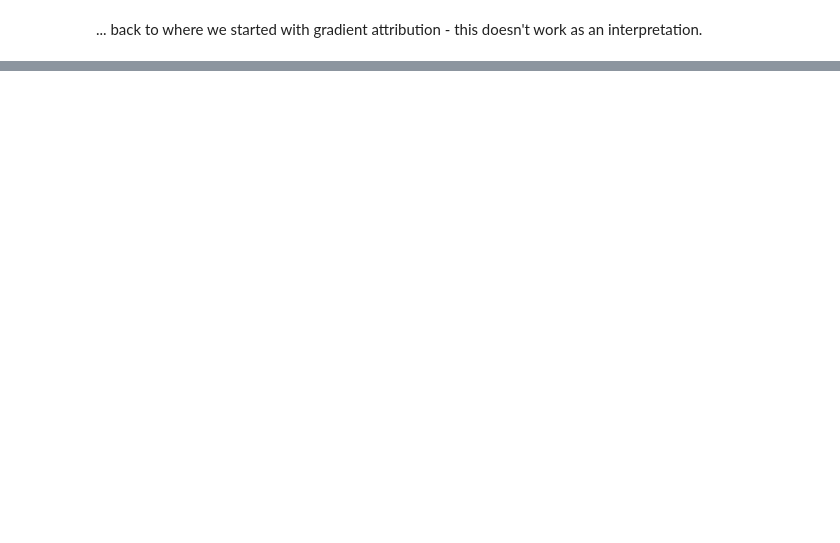
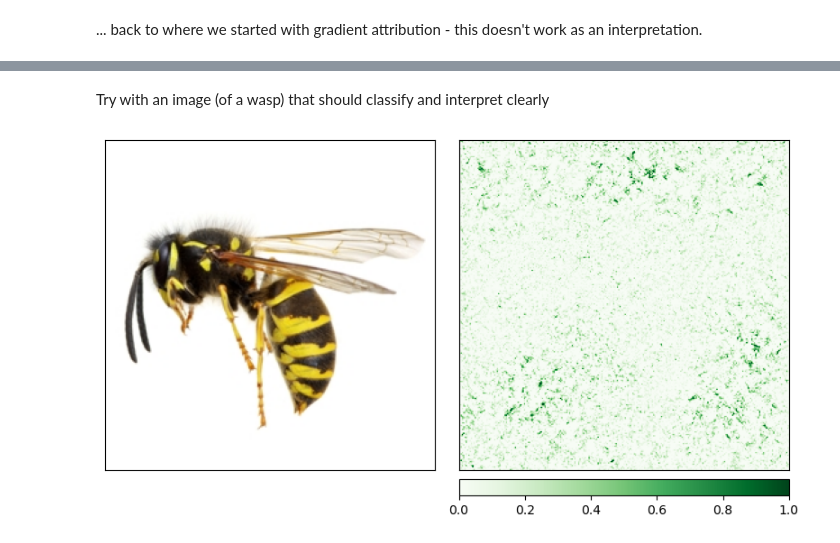
Before and after one commit to jmarshrossney/plankton_ml, a Jupyter notebook: notebooks/ModelExplainability.ipynb, the cells around one changed output, grey strips where cells are left out. Drawn from its saved outputs; the diff is of its cells as text; code cells hidden in the pictures; blank space fills up the shorter version.

```diff
--- a/notebooks/ModelExplainability.ipynb
+++ b/notebooks/ModelExplainability.ipynb
@@ -212,0 +380,25 @@ _ = viz.visualize_image_attr_multiple(np.transpose(attribution.squeeze().cpu().d
+# %% [markdown]
+Try with an image (of a wasp) that should classify and interpret clearly
+# %%
+
+t2 = prepare_image(image_source('../cyto_ml/tests/fixtures/wasp.jpg'))
+
+
+model = torchvision.models.resnet50(pretrained=True)
+gradient_shap = GradientShap(model)
+input = t2
+# choosing baselines randomly - adjust this for our input size...
+# TODO if we come back here, use transformed_img.shape for the baseline shape
+baselines = torch.randn(200, *input.cpu().numpy().shape[1:])
+# Computes gradient shap for the input
+# Attribution size matches input size: 3x3x32x32
+attribution = gradient_shap.attribute(input, baselines,
+                                             target=2)
+_ = viz.visualize_image_attr_multiple(np.transpose(attribution.squeeze().cpu().detach().numpy(), (1,2,0)),
+                                      np.transpose(input.squeeze().cpu().detach().numpy(), (1,2,0)),
+                                      ["original_image", "heat_map"],
+                                      ["all", "positive"],
+                                      show_colorbar=True,
+                                      outlier_perc=2)
+# %% [output]
+[figure, added]
```
Also changed, not shown: parts of 20 cells of this notebook, 2 other files.
